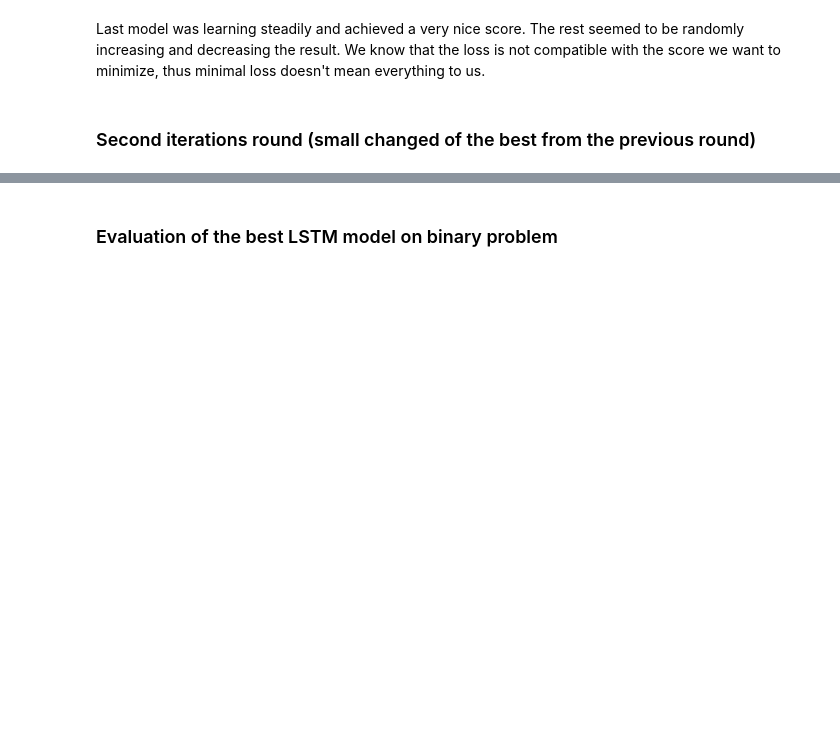
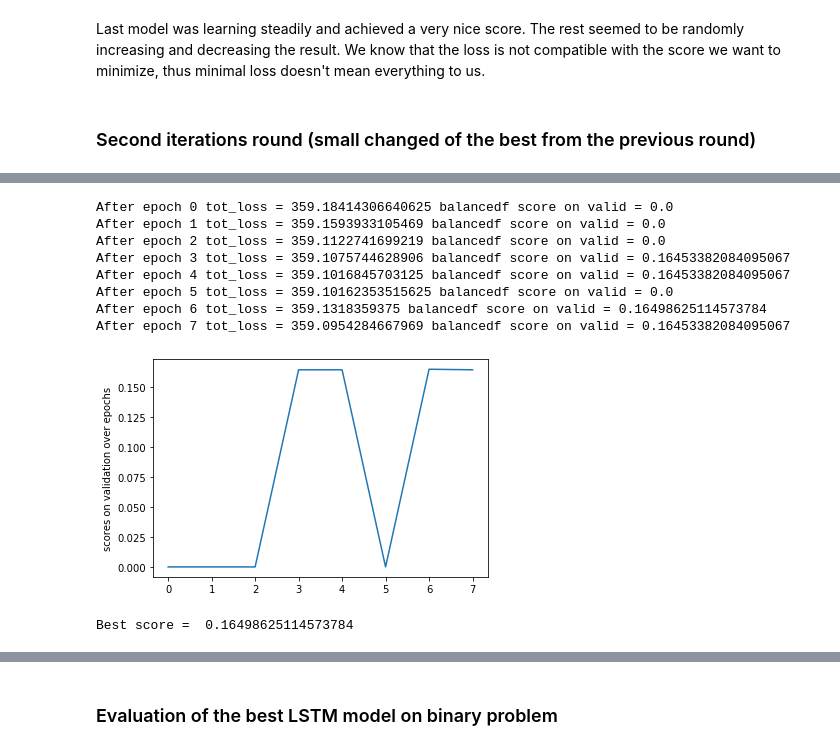
Before and after one commit to Mateuszrze/PolEval2019Task6, a Jupyter notebook: LSTM_results.ipynb, the cells around one changed output, grey strips where cells are left out. Cells and saved outputs as stored; diff of their text form; code cells hidden in the pictures; blank space fills up the shorter version.

```diff
--- a/LSTM_results.ipynb
+++ b/LSTM_results.ipynb
@@ -315,14 +318,25 @@ test(dataset=binary_dataset,
 # %%
 test(dataset=binary_dataset,
-     epochs=15,
+     epochs=8,
      method='fixed_length_2d',
      L=30,
      size=128,
      num_layers=2,
-     dropout=0.5,
+     dropout=0.2,
      prediction_method='last',
      equalize_training_classes=True,
-     learning_rate=0.0001,
+     learning_rate=0.001,
      number_of_output_classes=2)
+# %% [output]
+After epoch 0 tot_loss = 359.18414306640625 balancedf score on valid = 0.0
+After epoch 1 tot_loss = 359.1593933105469 balancedf score on valid = 0.0
+After epoch 2 tot_loss = 359.1122741699219 balancedf score on valid = 0.0
+After epoch 3 tot_loss = 359.1075744628906 balancedf score on valid = 0.16453382084095067
+After epoch 4 tot_loss = 359.1016845703125 balancedf score on valid = 0.16453382084095067
+After epoch 5 tot_loss = 359.10162353515625 balancedf score on valid = 0.0
+After epoch 6 tot_loss = 359.1318359375 balancedf score on valid = 0.16498625114573784
+After epoch 7 tot_loss = 359.0954284667969 balancedf score on valid = 0.16453382084095067
+[figure, added]
+Best score =  0.16498625114573784
 # %%
 test(dataset=binary_dataset,
```
Also changed, not shown: parts of 29 cells of this notebook.
